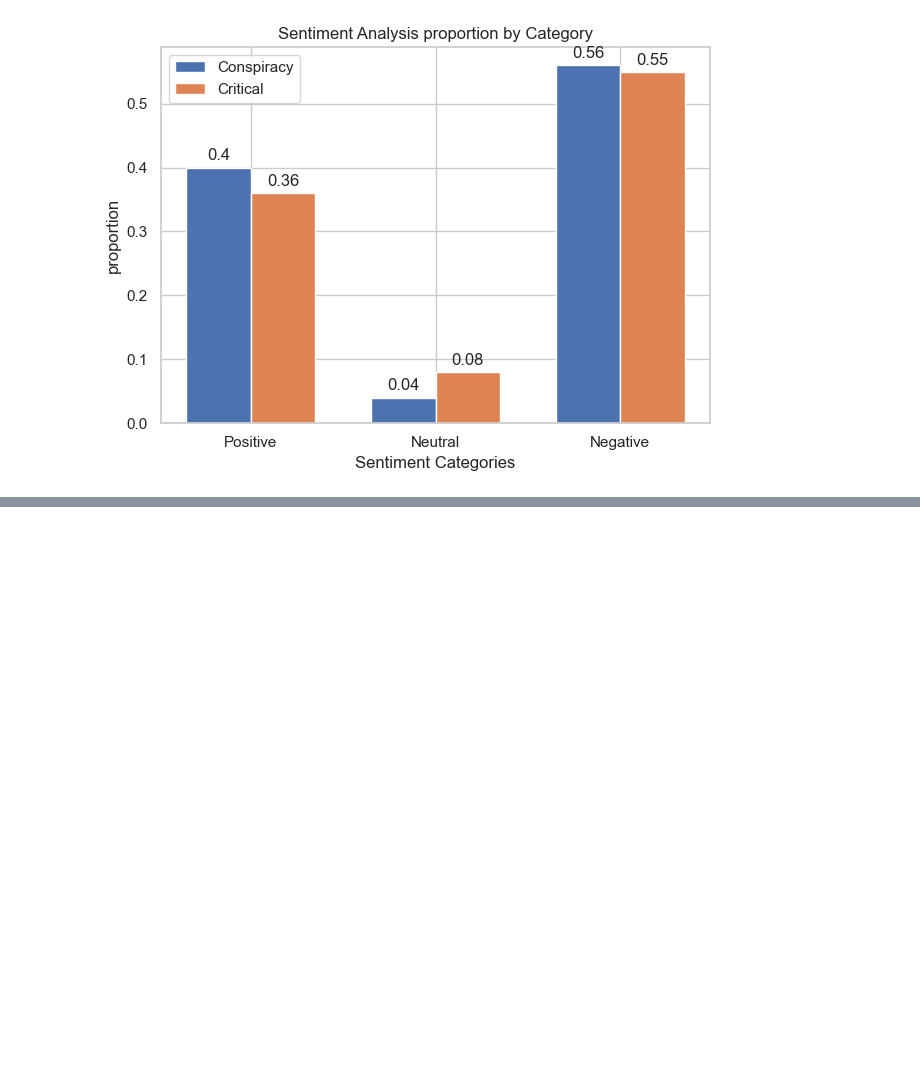
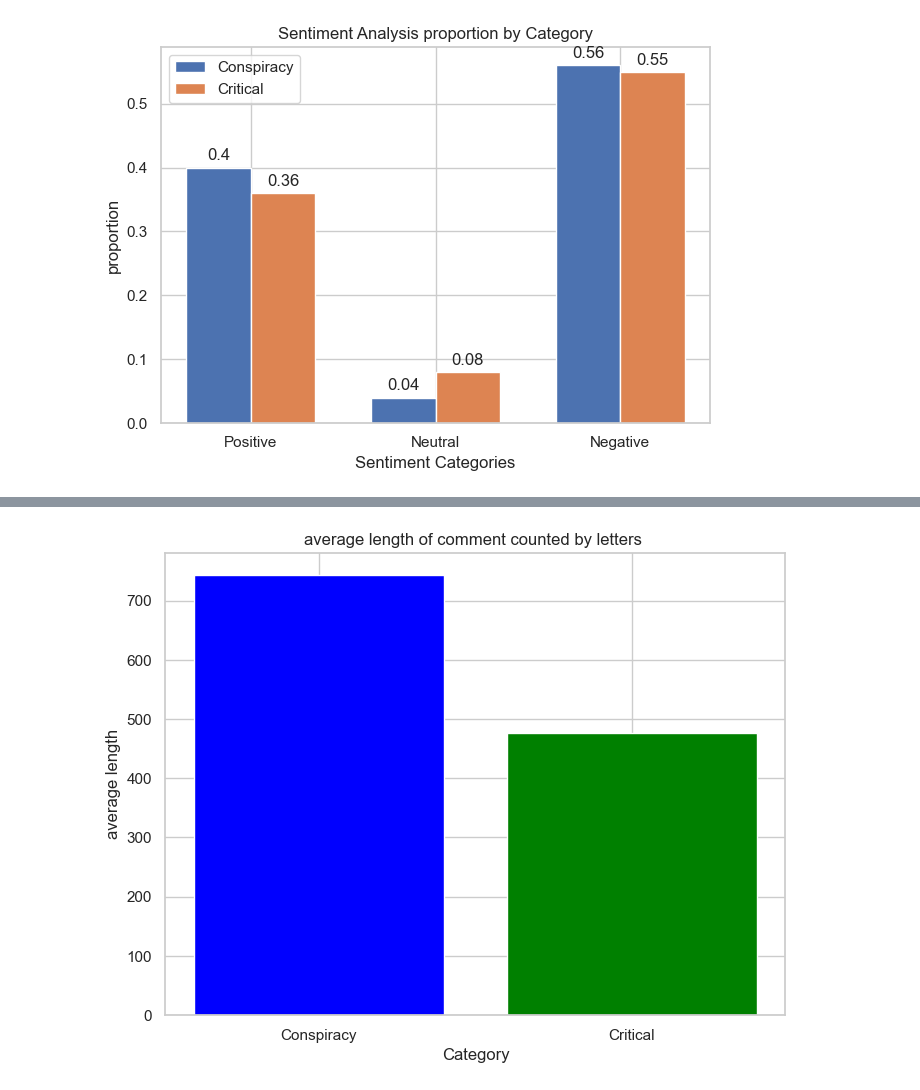
Before and after one commit to erikrubinov/nlp_project, a Jupyter notebook: src/analyze_data copy.ipynb, the cells around one changed output, grey strips where cells are left out. Saved outputs shown, nothing was run; the diff lists cells and outputs as text; code cells hidden in the pictures; blank space fills up the shorter version.

```diff
--- a/src/analyze_data copy.ipynb
+++ b/src/analyze_data copy.ipynb
@@ -362,0 +445,21 @@ get_vocabulary_richness("They wanted to know your vaccination status and see you
+# %%
+CONSPIRACY_length = []
+CRITICAL_length = []
+for comment in data:
+    if comment["category"] == "CONSPIRACY":
+        CONSPIRACY_length.append(len(comment["text"]))
+    else:
+        CRITICAL_length.append(len(comment["text"]))
+
+categories = ['Conspiracy', 'Critical']
+
+avereage_bad_word_proportion_per_comment_number= [np.mean(CONSPIRACY_length), np.mean(CRITICAL_length)]
+# Create bar chart
+plt.figure(figsize=(8, 6))
+plt.bar(categories, avereage_bad_word_proportion_per_comment_number, color=['blue', 'green'])
+plt.xlabel('Category')
+plt.ylabel('average length')
+plt.title('average length of comment counted by letters ')
+plt.show()
+# %% [output]
+[figure, added]
```
Also changed, not shown: parts of 6 cells of this notebook, 2 other files.
